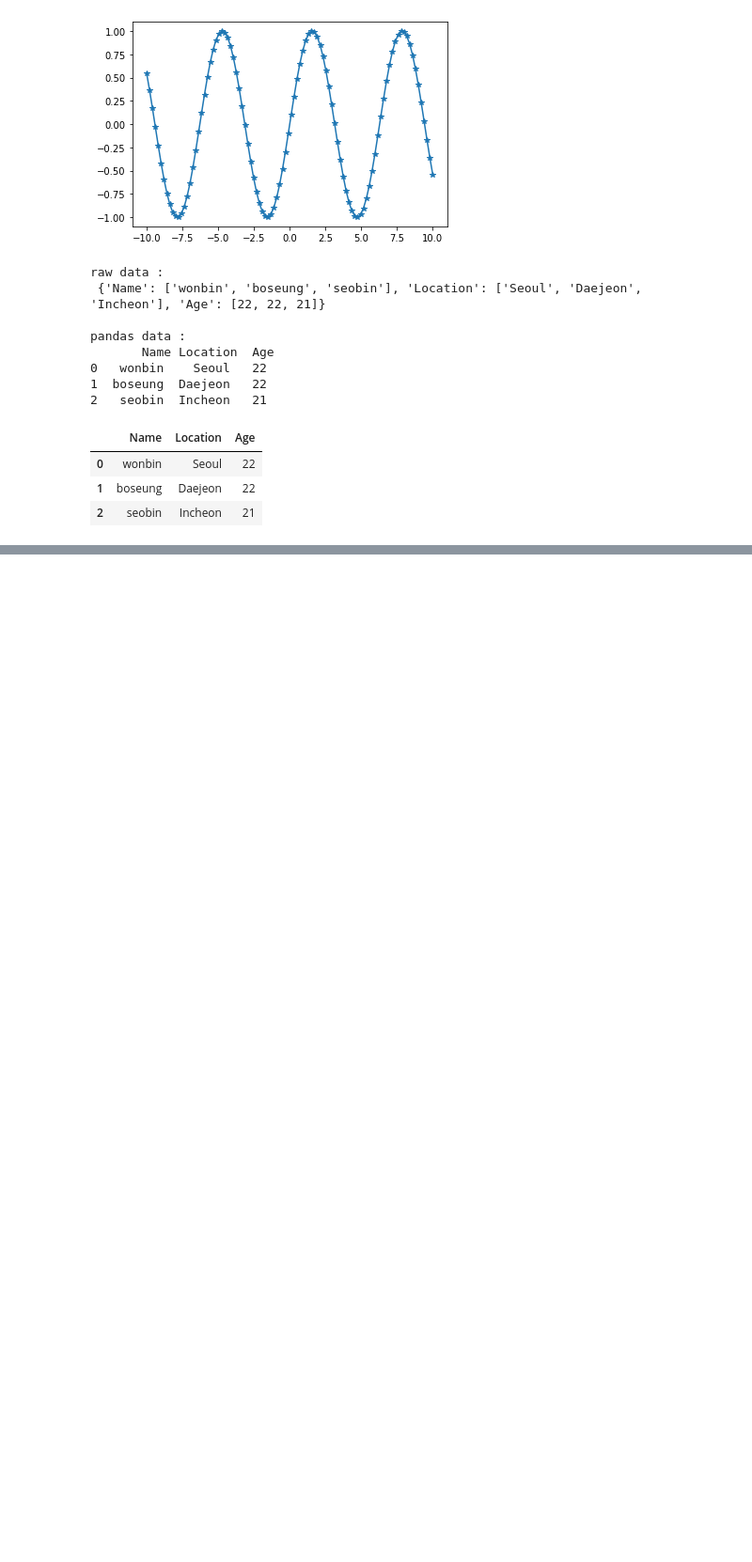
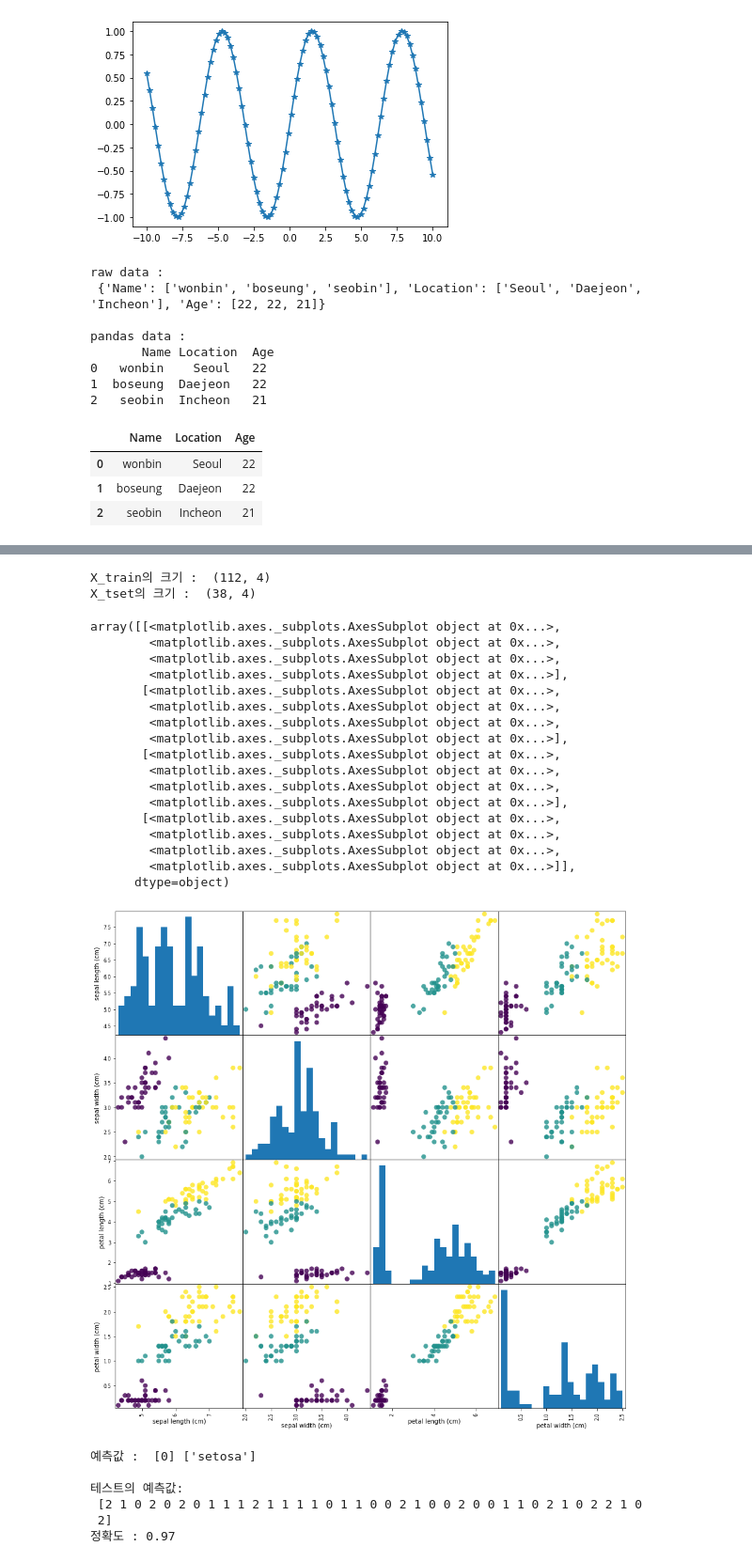
Before and after one commit to 1bin01/Machine-Learning, a Jupyter notebook: Introduction-to-Machine-Learning/Cp1_Introduction.ipynb, the cells around one changed output, grey strips where cells are left out. Shown at 94% size. Drawn from its saved outputs; the diff is of its cells as text; code cells hidden in the pictures; blank space fills up the shorter version.

```diff
--- a/Introduction-to-Machine-Learning/Cp1_Introduction.ipynb
+++ b/Introduction-to-Machine-Learning/Cp1_Introduction.ipynb
@@ -69,0 +80,11 @@ pandas data :
+# %%
+from sklearn.datasets import load_iris
+iris_dataset = load_iris()
+
+print("iris dataset의 키값 :\n ", iris_dataset.keys())
+print("\niris dataset 설명 :\n", iris_dataset['DESCR'][:193])
+print("\n타깃의 이름 :\n", iris_dataset['target_names'])
+print("\n특성의 이름 :\n", iris_dataset['feature_names'])
+print("\ndata의 크기 확인해보기\n", iris_dataset['data'].shape)
+print("\n처음 다섯 개의 샘플 데이터 확인해보기\n", iris_dataset['data'][:5])
+print("\ntarget의 크기 확인해보기\n", iris_dataset['target'].shape)
@@ -69,0 +109,56 @@ pandas data :
+# %%
+# training set과 test set으로 나누기
+from sklearn.model_selection import train_test_split
+X_train, X_test, y_train, y_test = train_test_split(iris_dataset['data'], iris_dataset['target'], random_state = 0)
+
+print("X_train의 크기 : ", X_train.shape)
+print("X_tset의 크기 : ", X_test.shape)
+# %% [output]
+X_train의 크기 :  (112, 4)
+X_tset의 크기 :  (38, 4)
+# %%
+# 데이터 살펴보기 (pandas의 scatter matrix 이용)
+iris_dataframe = pd.DataFrame(X_train, columns = iris_dataset['feature_names'])
+pd.plotting.scatter_matrix(iris_dataframe,c = y_train, figsize = (15, 15), marker = 'o', hist_kwds = {'bins':20}, s = 60, alpha = .8)
+# %% [output]
+array([[<matplotlib.axes._subplots.AxesSubplot object at 0x...>,
+        <matplotlib.axes._subplots.AxesSubplot object at 0x...>,
+        <matplotlib.axes._subplots.AxesSubplot object at 0x...>,
+        <matplotlib.axes._subplots.AxesSubplot object at 0x...>],
+       [<matplotlib.axes._subplots.AxesSubplot object at 0x...>,
+        <matplotlib.axes._subplots.AxesSubplot object at 0x...>,
+        <matplotlib.axes._subplots.AxesSubplot object at 0x...>,
+        <matplotlib.axes._subplots.AxesSubplot object at 0x...>],
+       [<matplotlib.axes._subplots.AxesSubplot object at 0x...>,
+        <matplotlib.axes._subplots.AxesSubplot object at 0x...>,
+        <matplotlib.axes._subplots.AxesSubplot object at 0x...>,
+        <matplotlib.axes._subplots.AxesSubplot object at 0x...>],
+       [<matplotlib.axes._subplots.AxesSubplot object at 0x...>,
+        <matplotlib.axes._subplots.AxesSubplot object at 0x...>,
+        <matplotlib.axes._subplots.AxesSubplot object at 0x...>,
+        <matplotlib.axes._subplots.AxesSubplot object at 0x...>]],
+      dtype=object)
+[figure, added]
+# %%
+# k-최근접 이웃 알고리즘
+
+from sklearn.neighbors import KNeighborsClassifier
+knn = KNeighborsClassifier(n_neighbors = 1)
+knn.fit(X_train, y_train)
+
+# 새로 데이터를 만들어 확인해보기
+X_new = np.array([[5, 2.9,1, 0.2]])
+prediction = knn.predict(X_new)
+print("예측값 : ", prediction, iris_dataset['target_names'][prediction])
+
+# test set으로 정확도 계산하기
+y_prediction = knn.predict(X_test)
+print("\n테스트의 예측값:\n", y_prediction)
+print("정확도 : {:.2f}" .format(knn.score(X_test, y_test)))
+# %% [output]
+예측값 :  [0] ['setosa']
+
+테스트의 예측값:
+ [2 1 0 2 0 2 0 1 1 1 2 1 1 1 1 0 1 1 0 0 2 1 0 0 2 0 0 1 1 0 2 1 0 2 2 1 0
+ 2]
+정확도 : 0.97
```
Also changed, not shown: parts of 3 cells of this notebook.
